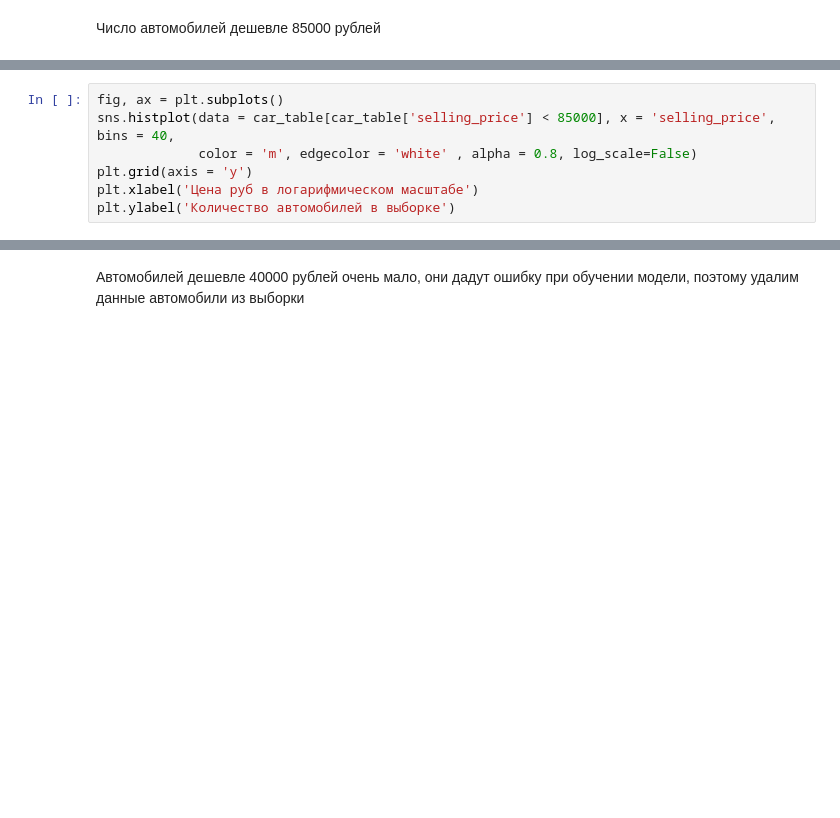
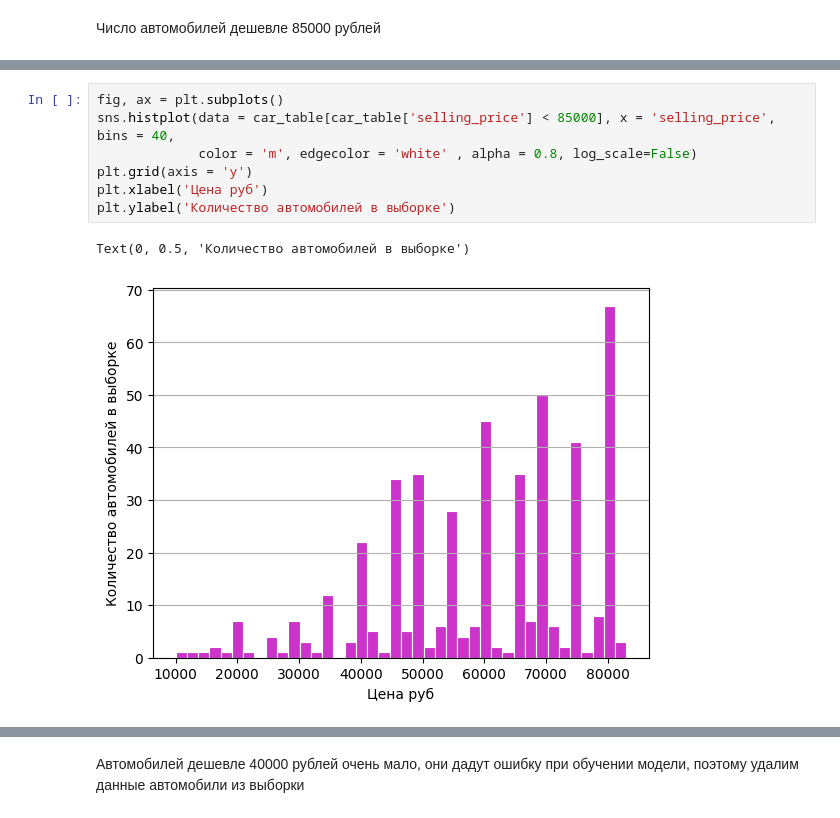
Before and after one commit to LlirikOknessu/tpu-8e21-ai-basis, a Jupyter notebook: Racheev/EDA_Racheev_1.01.ipynb, the cells around one changed output, grey strips where cells are left out. Drawn from its saved outputs; the diff is of its cells as text; blank space fills up the shorter version.

```diff
--- a/Racheev/EDA_Racheev_1.01.ipynb
+++ b/Racheev/EDA_Racheev_1.01.ipynb
@@ -830,9 +868,12 @@ car_table[car_table['selling_price'] < 85000]['name'].count()
 # %%
 fig, ax = plt.subplots()
 sns.histplot(data = car_table[car_table['selling_price'] < 85000], x = 'selling_price', bins = 40,
              color = 'm', edgecolor = 'white' , alpha = 0.8, log_scale=False)
 plt.grid(axis = 'y')
-plt.xlabel('Цена руб в логарифмическом масштабе')
+plt.xlabel('Цена руб')
 plt.ylabel('Количество автомобилей в выборке')
+# %% [output]
+Text(0, 0.5, 'Количество автомобилей в выборке')
+[figure, added]
 # %%
 car_table[car_table['selling_price'] < 40000]['name'].count()
```
Also changed, not shown: parts of 151 cells of this notebook, 13 other files.
